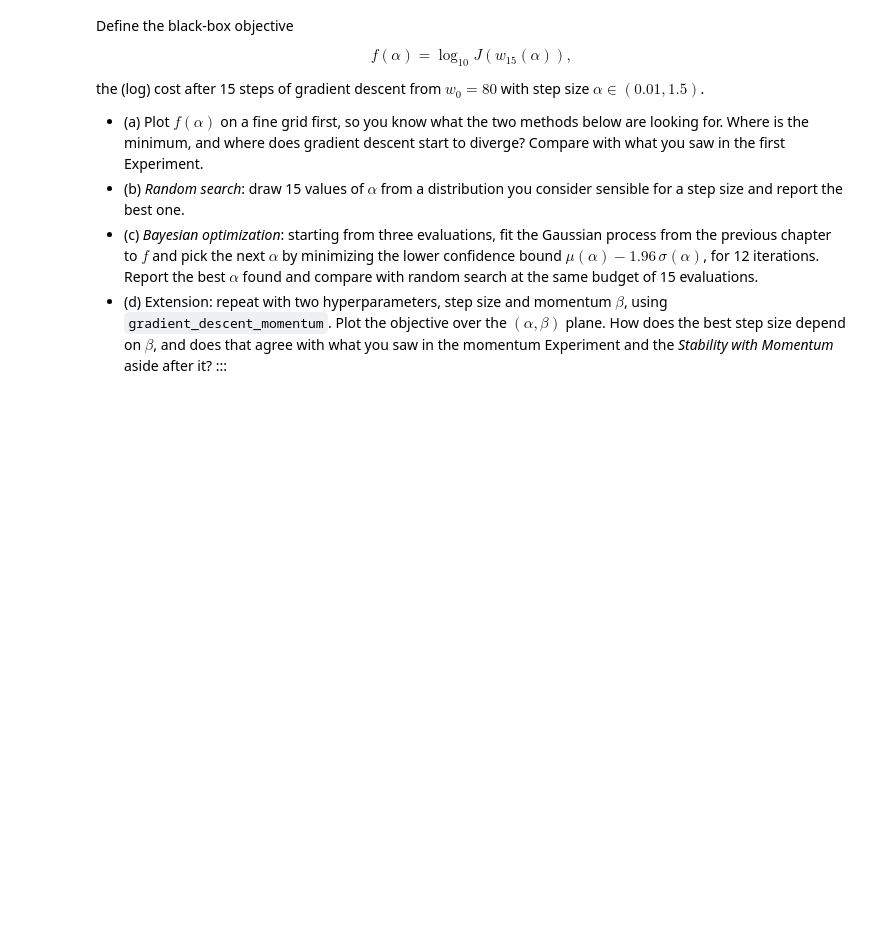
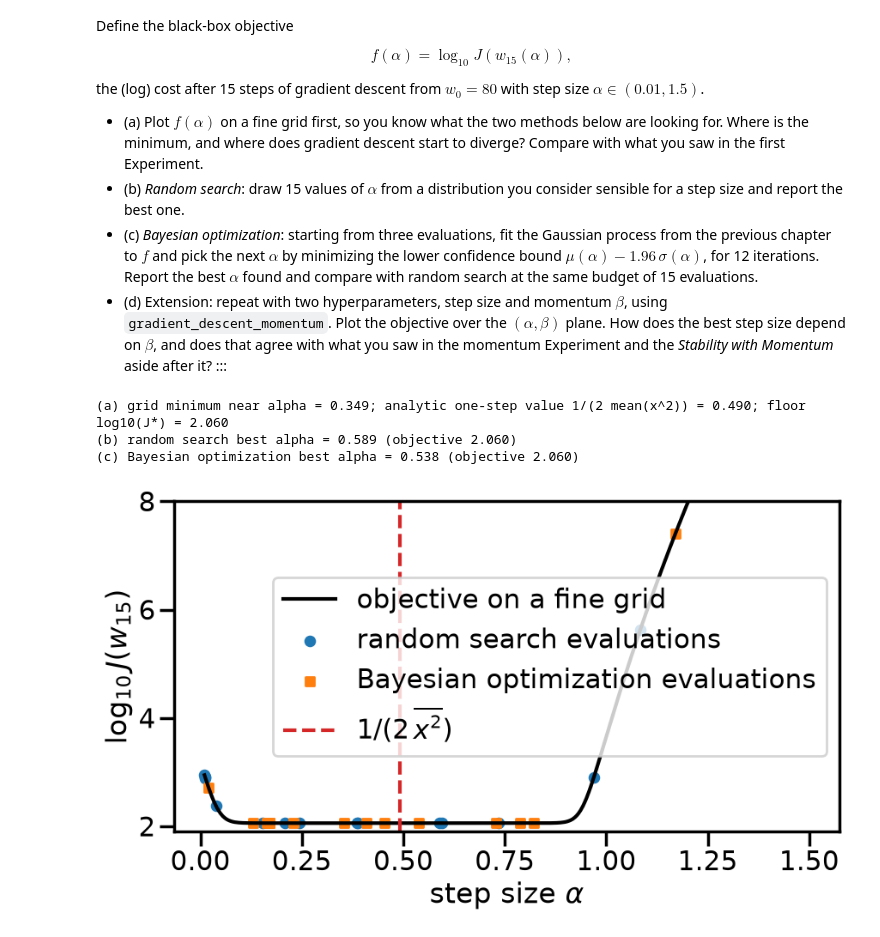
Before and after one commit to aapaul29/ML_for_MechEng, a Jupyter notebook: notebooks/supervised_linear_models.ipynb, the cells around one changed output. Drawn from its saved outputs; the diff is of its cells as text; code cells hidden in the pictures; blank space fills up the shorter version.

```diff
--- a/notebooks/supervised_linear_models.ipynb
+++ b/notebooks/supervised_linear_models.ipynb
@@ -1103,3 +1142,64 @@ the (log) cost after 15 steps of gradient descent from $w_0 = 80$ with step size
 - (c) *Bayesian optimization*: starting from three evaluations, fit the Gaussian process from the previous chapter to $f$ and pick the next $\alpha$ by minimizing the lower confidence bound $\mu(\alpha) - 1.96\,\sigma(\alpha)$, for 12 iterations. Report the best $\alpha$ found and compare with random search at the same budget of 15 evaluations.
 - (d) Extension: repeat with two hyperparameters, step size and momentum $\beta$, using `gradient_descent_momentum`. Plot the objective over the $(\alpha, \beta)$ plane. How does the best step size depend on $\beta$, and does that agree with what you saw in the momentum Experiment and the *Stability with Momentum* aside after it?
 :::
+# %%
+from sklearn.gaussian_process import GaussianProcessRegressor
+from scipy.stats import loguniform
+from sklearn.gaussian_process.kernels import RBF, ConstantKernel as C
+
+def gradient_descent(w0, step_size, n_steps):
+    """Plain gradient descent on the slope problem; returns every iterate."""
+    w_hist = np.zeros(n_steps + 1)
+    w_hist[0] = w0
+    for t in range(n_steps):
+        w_hist[t + 1] = w_hist[t] - step_size * grad_mse(w_hist[t])
+    return w_hist
+
+def objective(step_size, n_steps=15, w0=80.0):
+    """log10 of the cost after n_steps of gradient descent from w0 with the given step size."""
+    w_final = gradient_descent(w0, step_size, n_steps)[-1]
+    return np.log10(mse(w_final)) if np.isfinite(w_final) else 30.0
+
+
+alpha_grid = np.linspace(0.01, 1.5, 300)
+f_grid = np.array([objective(a) for a in alpha_grid])
+alpha_best_grid = alpha_grid[np.argmin(f_grid)]
+print("(a) grid minimum near alpha = {:.3f}; analytic one-step value 1/(2 mean(x^2)) = {:.3f}; floor log10(J*) = {:.3f}".format(
+    alpha_best_grid, 1 / (2 * mean_x2), np.log10(mse(wn))))
+
+# (b) Random search: a step size lives on a log scale, so draw it log-uniformly
+rng = np.random.default_rng(0)
+random_alphas = loguniform(0.01, 1.5).rvs(size=15, random_state=rng)
+random_values = np.array([objective(a) for a in random_alphas])
+alpha_random = random_alphas[np.argmin(random_values)]
+
+# (c) Bayesian optimization with a lower confidence bound, same budget of 15 evaluations
+gp = GaussianProcessRegressor(kernel=C(3.0) * RBF(0.3), alpha=1e-6, optimizer=None)
+bo_alphas = list(loguniform(0.01, 1.5).rvs(size=3, random_state=np.random.default_rng(1)))
+bo_values = [objective(a) for a in bo_alphas]
+candidates = alpha_grid[:, None]
+for _ in range(12):
+    gp.fit(np.array(bo_alphas)[:, None], bo_values)
+    mean, std = gp.predict(candidates, return_std=True)
+    next_alpha = float(candidates[np.argmin(mean - 1.96 * std), 0])
+    bo_alphas.append(next_alpha)
+    bo_values.append(objective(next_alpha))
+alpha_bo = bo_alphas[int(np.argmin(bo_values))]
+print("(b) random search best alpha = {:.3f} (objective {:.3f})".format(alpha_random, np.min(random_values)))
+print("(c) Bayesian optimization best alpha = {:.3f} (objective {:.3f})".format(alpha_bo, np.min(bo_values)))
+
+plt.figure(figsize=(10, 5))
+plt.plot(alpha_grid, f_grid, 'k-', label='objective on a fine grid')
+plt.scatter(random_alphas, random_values, s=60, label='random search evaluations')
+plt.scatter(bo_alphas, bo_values, s=60, marker='s', label='Bayesian optimization evaluations')
+plt.axvline(1 / (2 * mean_x2), color='C3', linestyle='--', label=r'$1/(2\,\overline{x^2})$')
+plt.ylim(1.9, 8)
+plt.xlabel(r'step size $\alpha$')
+plt.ylabel(r'$\log_{10} J(w_{15})$')
+plt.legend()
+plt.show()
+# %% [output]
+(a) grid minimum near alpha = 0.349; analytic one-step value 1/(2 mean(x^2)) = 0.490; floor log10(J*) = 2.060
+(b) random search best alpha = 0.589 (objective 2.060)
+(c) Bayesian optimization best alpha = 0.538 (objective 2.060)
+[figure, added]
```
Also changed, not shown: parts of 3 cells of this notebook, 3 other files.
